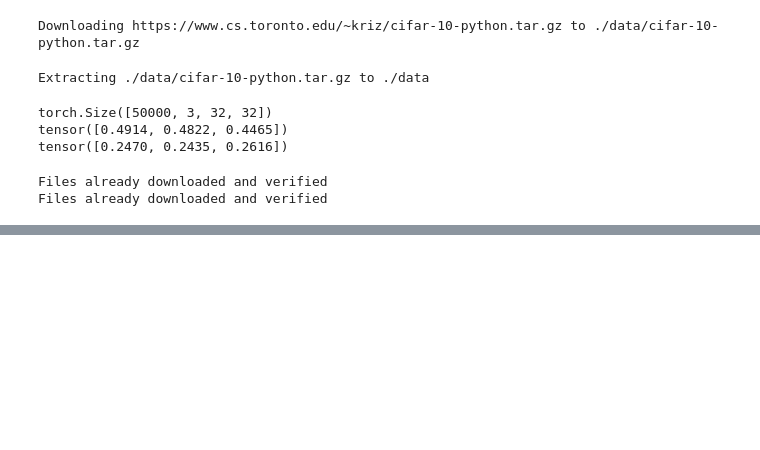
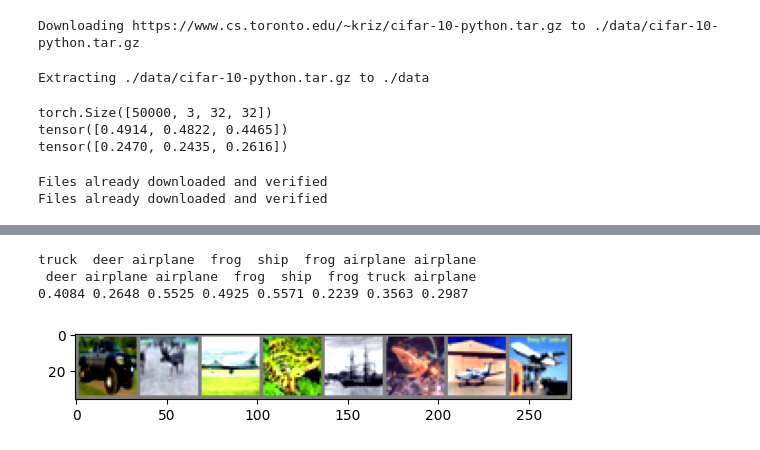
Before and after one commit to JussiKoo/deep_learning, a Jupyter notebook: Meeting2Task_1.ipynb, the cells around one changed output, grey strips where cells are left out. Drawn from its saved outputs; the diff is of its cells as text; code cells hidden in the pictures; blank space fills up the shorter version.

```diff
--- a/Meeting2Task_1.ipynb
+++ b/Meeting2Task_1.ipynb
@@ -198,6 +198,7 @@ class MLP(nn.Module):
         self.out = nn.Linear(128, 10)
 
     def forward(self, x):
+        x = x.view(-1,32*32*3)
         x = torch.relu(self.hidden(x))
         x = torch.relu(self.hidden2(x))
         x = torch.relu(self.hidden3(x))
@@ -296,6 +295,11 @@ images, labels = next(dataiter)
 images, labels = images[0:8], labels[0:8]
 
 predictions = mlp(images.view(images.size(0), -1))
+
+probs = F.softmax(predictions, dim=1)
+
+max_probs = torch.max(probs, dim=1)
+
 _, predicted = torch.max(predictions.data, 1)
 
 # show images
@@ -306,4 +310,7 @@ print(' '.join('%5s' % classes[labels[j]] for j in range(8)))
 
 #print predictions
 print(' '.join('%5s' % classes[predicted[j]] for j in range(8)))
+
+#print confidences
+print(' '.join(f'{prob:.4f}' for prob in max_probs.values[:8]))
 # %% [output]
@@ -310,0 +318,4 @@ MessageError: Error: credential propagation was unsuccessful
+truck  deer airplane  frog  ship  frog airplane airplane
+ deer airplane airplane  frog  ship  frog truck airplane
+0.4084 0.2648 0.5525 0.4925 0.5571 0.2239 0.3563 0.2987
+[figure, added]
```
Also changed, not shown: parts of 4 cells of this notebook.
